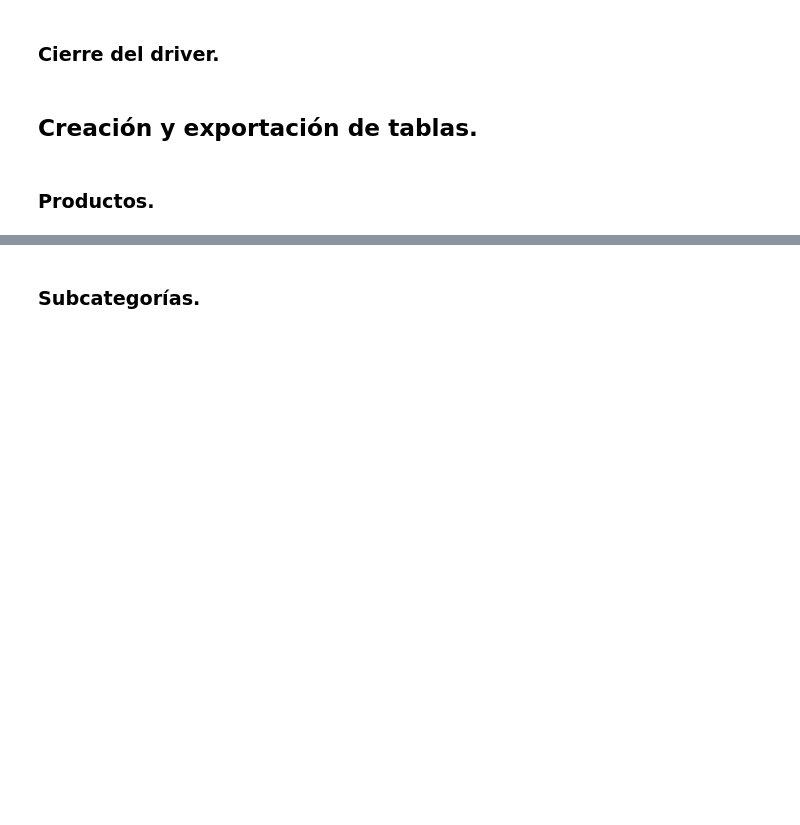
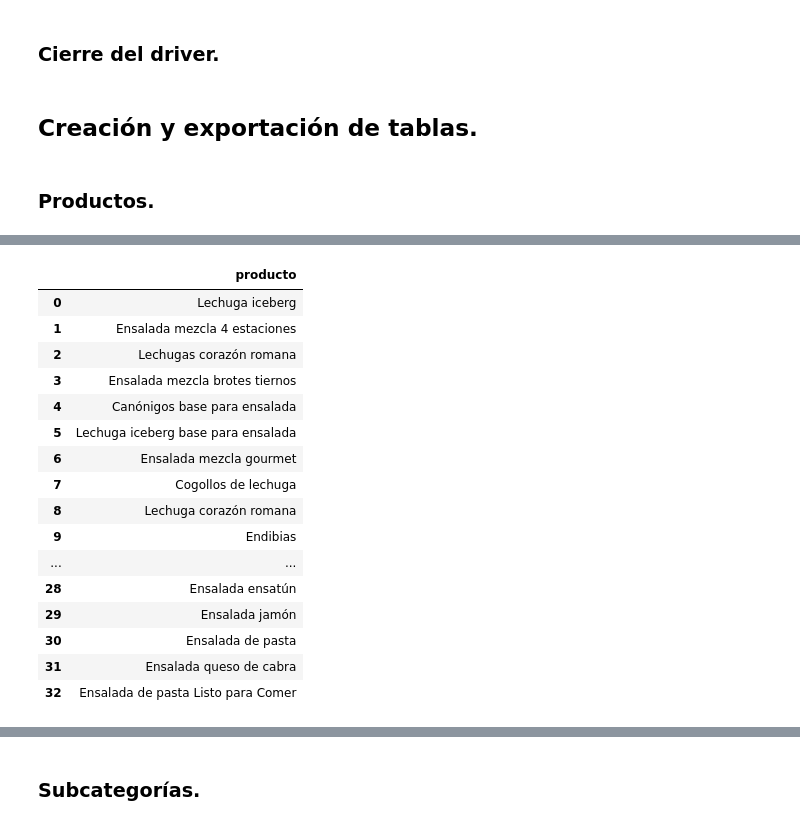
Before and after one commit to dapafer/ETL-process, a Jupyter notebook: src/mercadona_data_scraping.ipynb, the cells around one changed output, grey strips where cells are left out. Saved outputs shown, nothing was run; the diff lists cells and outputs as text; code cells hidden in the pictures; blank space fills up the shorter version.

```diff
--- a/src/mercadona_data_scraping.ipynb
+++ b/src/mercadona_data_scraping.ipynb
@@ -262,0 +273,23 @@ prod_df
+# %%
+# crear una tabla con la lista "ensaladas"
+ensaladas_df = pd.DataFrame(ensaladas, columns=['producto'])
+
+ensaladas_df
+# %% [output]
+|  | producto |
+| 0 | Lechuga iceberg |
+| 1 | Ensalada mezcla 4 estaciones |
+| 2 | Lechugas corazón romana |
+| 3 | Ensalada mezcla brotes tiernos |
+| 4 | Canónigos base para ensalada |
+| 5 | Lechuga iceberg base para ensalada |
+| 6 | Ensalada mezcla gourmet |
+| 7 | Cogollos de lechuga |
+| 8 | Lechuga corazón romana |
+| 9 | Endibias |
+| ... | ... |
+| 28 | Ensalada ensatún |
+| 29 | Ensalada jamón |
+| 30 | Ensalada de pasta |
+| 31 | Ensalada queso de cabra |
+| 32 | Ensalada de pasta Listo para Comer |
```
Also changed, not shown: parts of 10 cells of this notebook, 1 other file.
